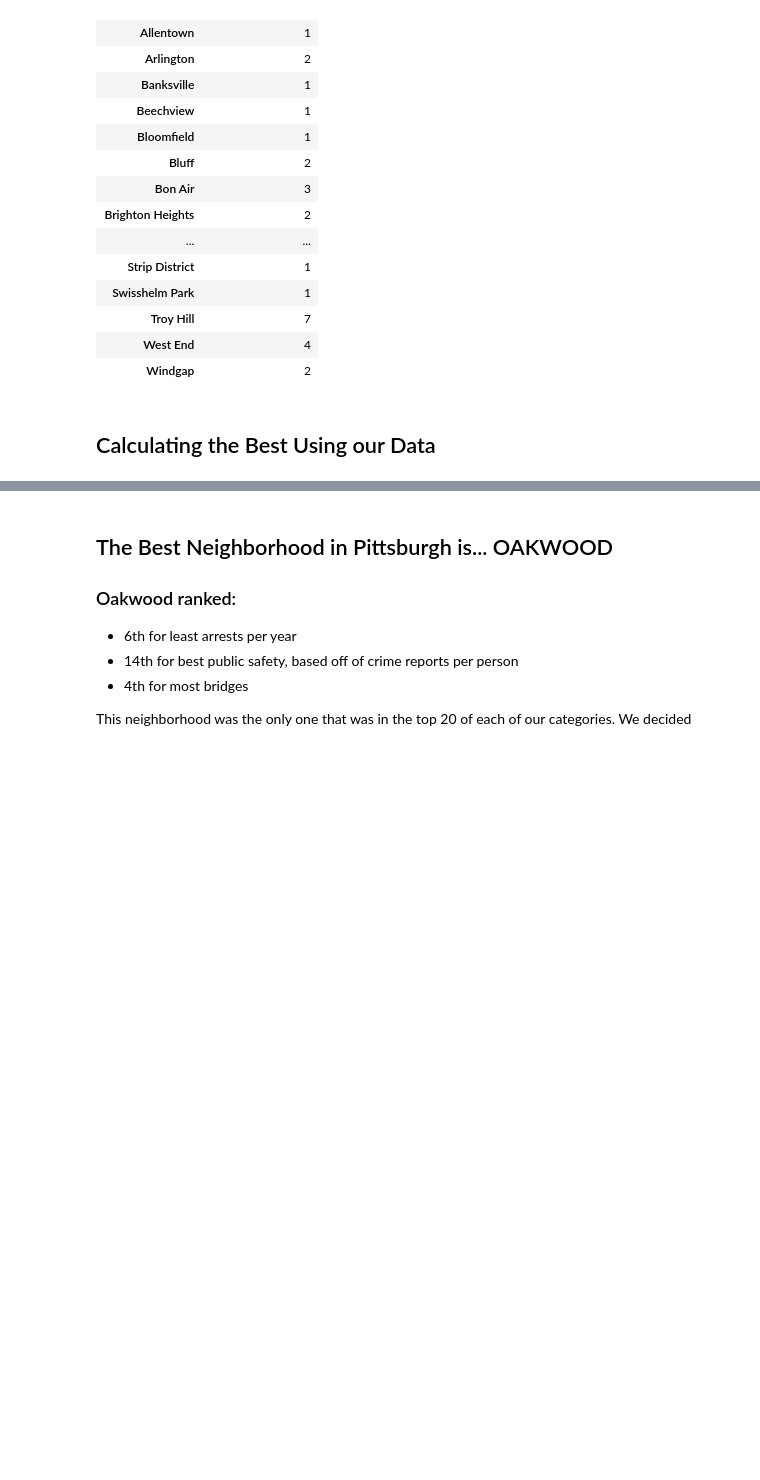
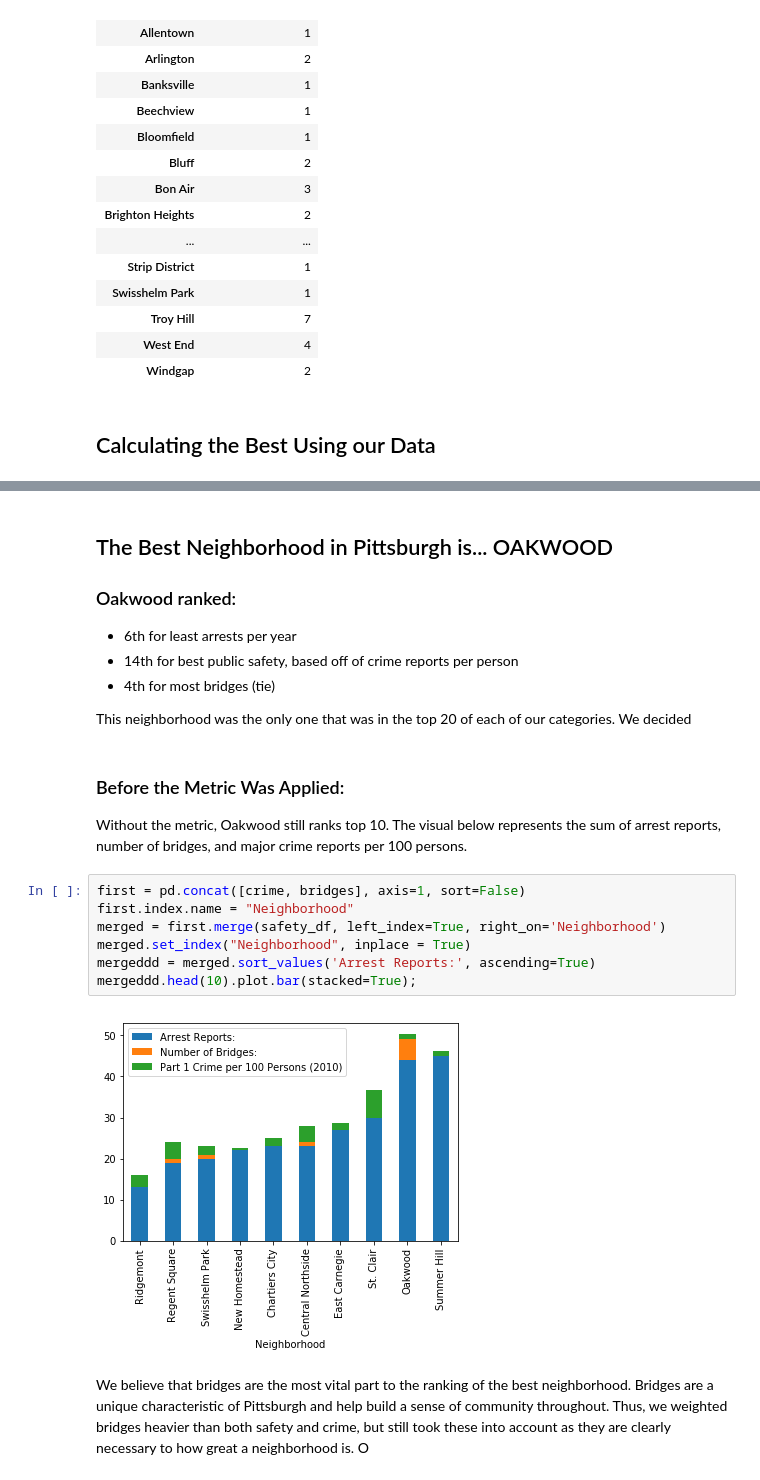
Before and after one commit to pats141/CMPINF_Final, a Jupyter notebook: Presentation.ipynb, the cells around one changed output, grey strips where cells are left out. Saved outputs shown, nothing was run; the diff lists cells and outputs as text; blank space fills up the shorter version.

Commit message:
added a visual for the unweighted data

```diff
--- a/Presentation.ipynb
+++ b/Presentation.ipynb
@@ -198,6 +198,20 @@ Oakwood with a lowest score of 490 is the best neighbhor in Pittsburgh
 ### Oakwood ranked:
 * 6th for least arrests per year
 * 14th for best public safety, based off of crime reports per person
-* 4th for most bridges
+* 4th for most bridges (tie)
 
 This neighborhood was the only one that was in the top 20 of each of our categories. We decided
+# %% [markdown]
+### Before the Metric Was Applied:
+Without the metric, Oakwood still ranks top 10. The visual below represents the sum of arrest reports, number of bridges, and major crime reports per 100 persons.
+# %%
+first = pd.concat([crime, bridges], axis=1, sort=False)
+first.index.name = "Neighborhood"
+merged = first.merge(safety_df, left_index=True, right_on='Neighborhood')
+merged.set_index("Neighborhood", inplace = True)
+mergeddd = merged.sort_values('Arrest Reports:', ascending=True)
+mergeddd.head(10).plot.bar(stacked=True);
+# %% [output]
+[figure, added]
+# %% [markdown]
+We believe that bridges are the most vital part to the ranking of the best neighborhood. Bridges are a unique characteristic of Pittsburgh and help build a sense of community throughout. Thus, we weighted bridges heavier than both safety and crime, but still took these into account as they are clearly necessary to how great a neighborhood is. O
```
Also changed, not shown: parts of 1 cell of this notebook.
